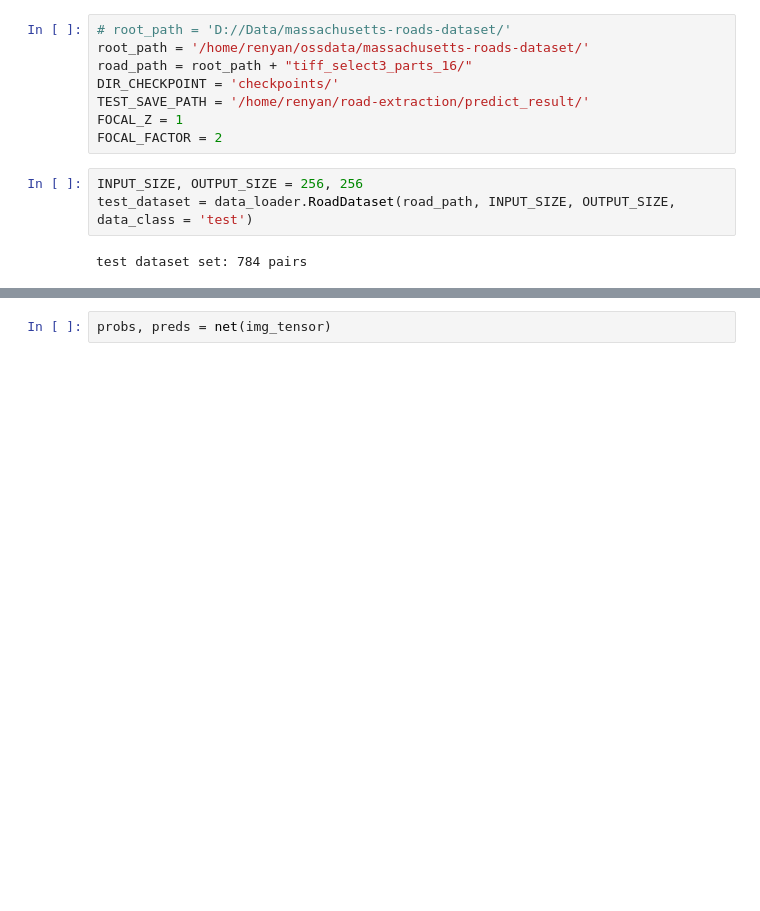
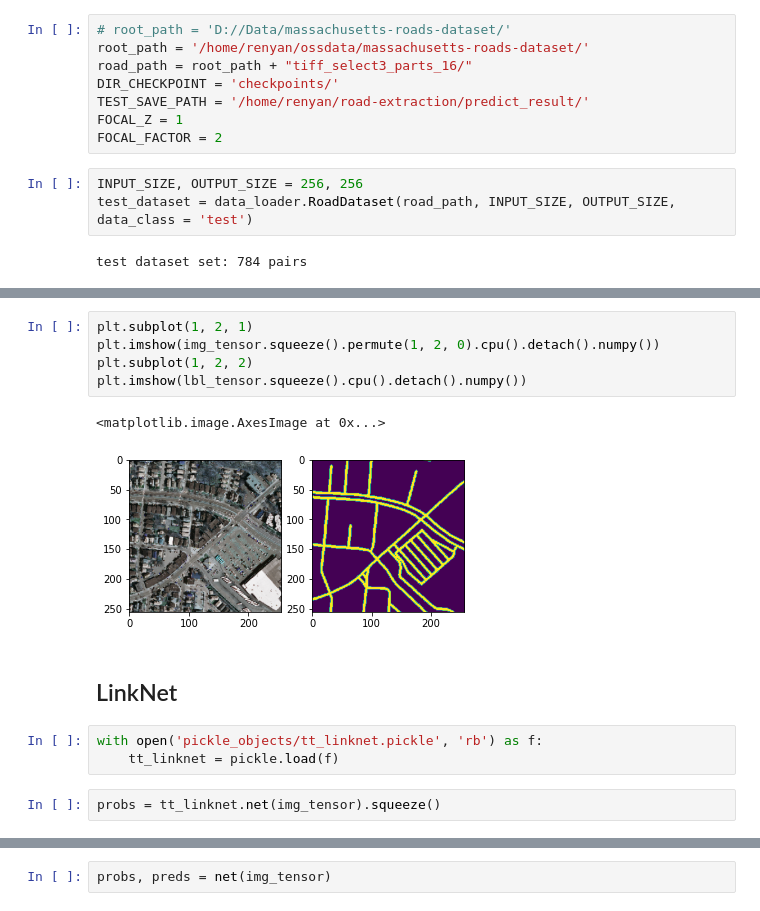
Before and after one commit to Ryanna-github/road-extraction, a Jupyter notebook: 2021-03-21_FarSeg_weight_analysis.ipynb, the cells around one changed output, grey strips where cells are left out. Drawn from its saved outputs; the diff is of its cells as text; blank space fills up the shorter version.

```diff
--- a/2021-03-21_FarSeg_weight_analysis.ipynb
+++ b/2021-03-21_FarSeg_weight_analysis.ipynb
@@ -27,0 +39,15 @@ test dataset set: 784 pairs
+# %%
+plt.subplot(1, 2, 1)
+plt.imshow(img_tensor.squeeze().permute(1, 2, 0).cpu().detach().numpy())
+plt.subplot(1, 2, 2)
+plt.imshow(lbl_tensor.squeeze().cpu().detach().numpy())
+# %% [output]
+<matplotlib.image.AxesImage at 0x...>
+[figure, added]
+# %% [markdown]
+## LinkNet
+# %%
+with open('pickle_objects/tt_linknet.pickle', 'rb') as f:
+    tt_linknet = pickle.load(f)
+# %%
+probs = tt_linknet.net(img_tensor).squeeze()
```
Also changed, not shown: parts of 19 cells of this notebook, 2 other files.
